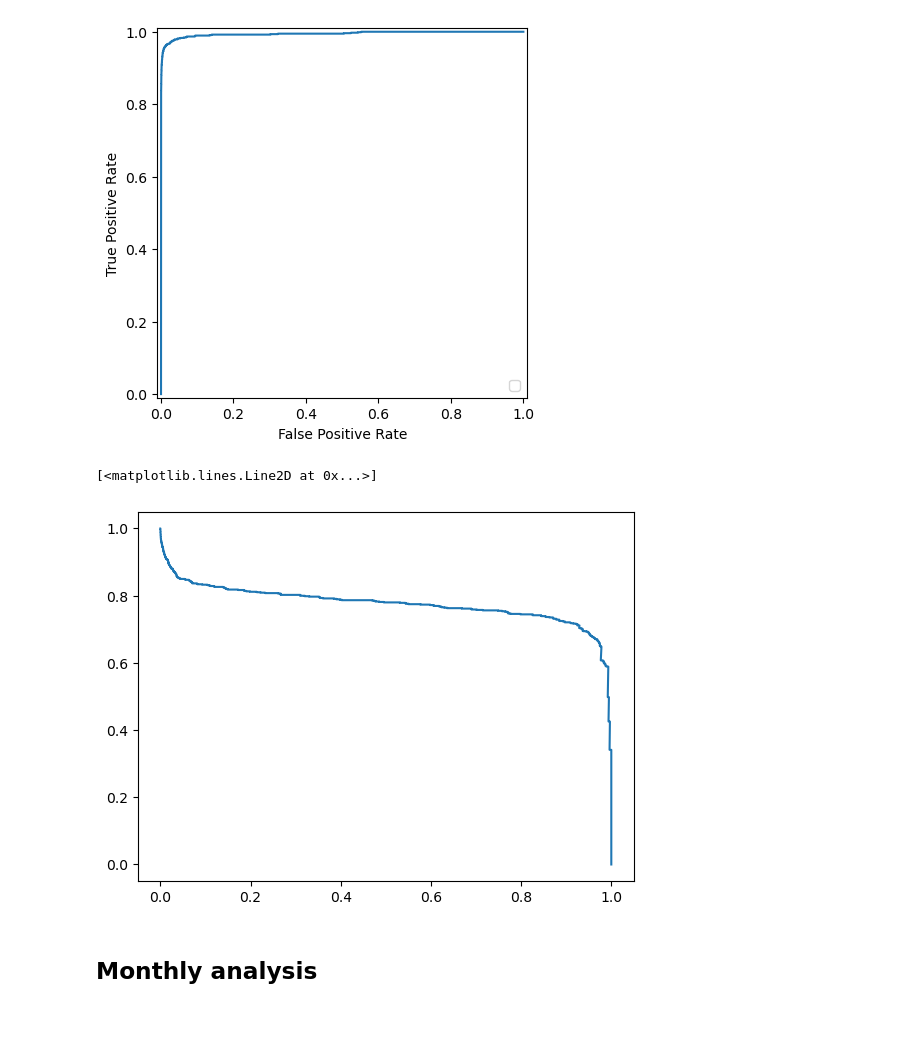
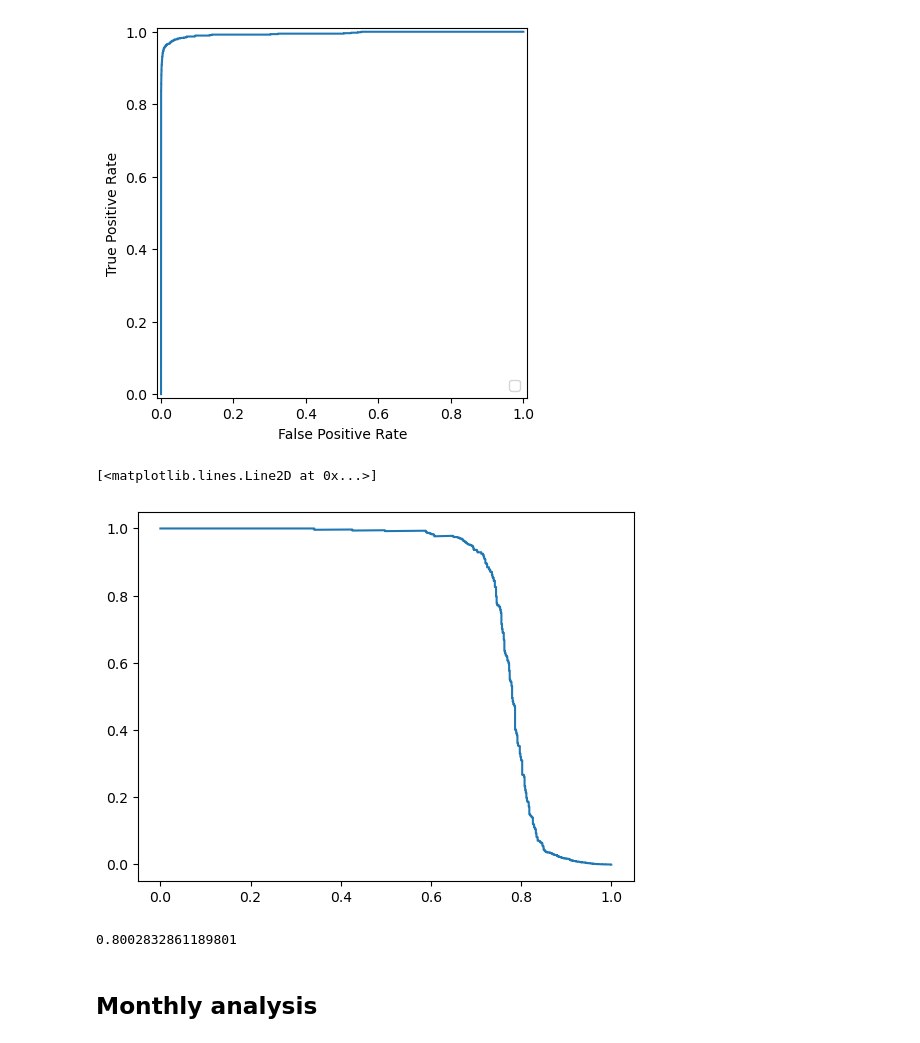
Before and after one commit to Magdaorozco644/ModelosAIm-dev, a Jupyter notebook: Analytics/5.Fraud/06-Monitor model.ipynb, the cells around one changed output. Cells and saved outputs as stored; diff of their text form; code cells hidden in the pictures.

```diff
--- a/Analytics/5.Fraud/06-Monitor model.ipynb
+++ b/Analytics/5.Fraud/06-Monitor model.ipynb
@@ -402,10 +402,15 @@ No artists with labels found to put in legend.  Note that artists whose label st
 [figure]
 # %%
 precision, recall, thresholds = skplt.metrics.precision_recall_curve(Y_c[['target']], score_rf)
-plt.plot(precision, recall)
+plt.plot(recall, precision)
 # %% [output]
 [<matplotlib.lines.Line2D at 0x...>]
-[figure, old version]
+[figure, new version]
+# %%
+recall[recall>0.8].min() # 0.8010540184453228
+precision[precision>0.8].min() #0.8002832861189801
+# %% [output]
+0.8002832861189801
 # %% [markdown]
 ## Monthly analysis
 # %%
```
Also changed, not shown: 1 other file.
